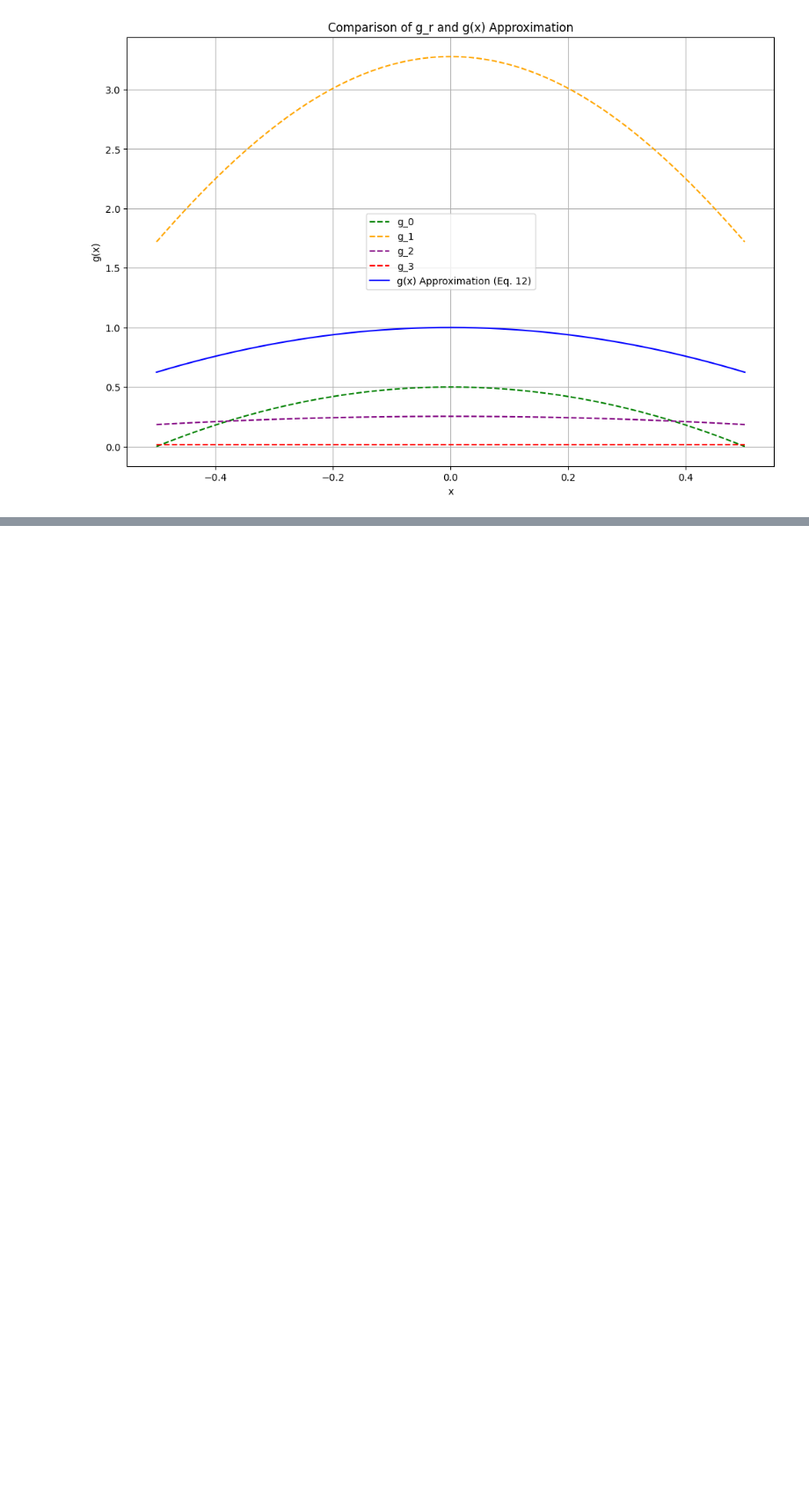
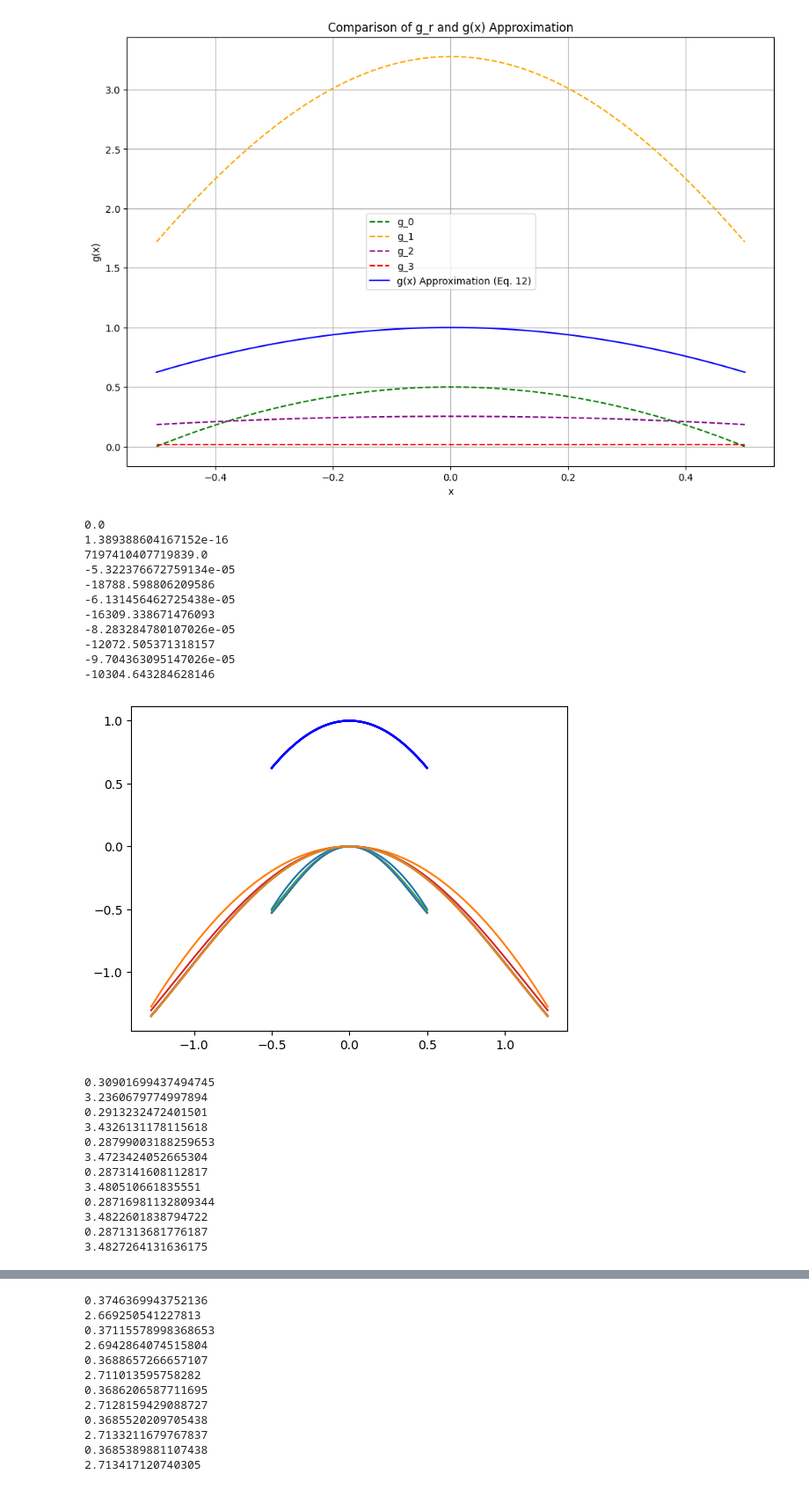
Before and after one commit to quantifying-chaos/logistic_bifurcation, a Jupyter notebook: logan g approximatiom.ipynb, the cells around one changed output, grey strips where cells are left out. Shown: that part at 88% size. Saved outputs shown, nothing was run; the diff lists cells and outputs as text; code cells hidden in the pictures; blank space fills up the shorter version.

```diff
--- a/logan g approximatiom.ipynb
+++ b/logan g approximatiom.ipynb
@@ -18,10 +18,8 @@ def calculate_A_r(num_terms):
     return A_values
 
 # Calculate A_r values up to a desired number of terms
-num_terms = 20
+num_terms = 10
 A_r_values = calculate_A_r(num_terms)
-
-# Display the results
 for r, A_r in enumerate(A_r_values):
     print(f"A_{r} = {A_r}")
 # %% [output]
@@ -179,3 +166,64 @@ $\displaystyle A_{2} \alpha \left(0.0625 A_{2}^{2} - \frac{0.5 A_{2}^{2} x^{2}}{
 $\displaystyle A_{3} \alpha^{2} \left(\frac{A_{3}^{6} \left(- \frac{A_{3}^{2} \left(0.25 - \frac{x^{2}}{\alpha^{4}}\right)^{2}}{\alpha^{4}} + 0.25\right)^{4}}{\alpha^{4}} - \frac{0.5 A_{3}^{4} \left(- \frac{A_{3}^{2} \left(0.25 - \frac{x^{2}}{\alpha^{4}}\right)^{2}}{\alpha^{4}} + 0.25\right)^{2}}{\alpha^{2}} + 0.0625 A_{3}^{2} - 0.25\right)$
 $\displaystyle - A_{4} \alpha^{3} \left(\frac{A_{4}^{6} \left(- \frac{A_{4}^{2} \left(- \frac{A_{4}^{2} \left(- \frac{A_{4}^{2} \left(0.25 - \frac{x^{2}}{\alpha^{6}}\right)^{2}}{\alpha^{6}} + 0.25\right)^{2}}{\alpha^{4}} + 0.25\right)^{2}}{\alpha^{4}} + 0.25\right)^{4}}{\alpha^{4}} - \frac{0.5 A_{4}^{4} \left(- \frac{A_{4}^{2} \left(- \frac{A_{4}^{2} \left(- \frac{A_{4}^{2} \left(0.25 - \frac{x^{2}}{\alpha^{6}}\right)^{2}}{\alpha^{6}} + 0.25\right)^{2}}{\alpha^{4}} + 0.25\right)^{2}}{\alpha^{4}} + 0.25\right)^{2}}{\alpha^{2}} + 0.0625 A_{4}^{2} - 0.25\right)$
 [figure]
+# %%
+def F(a,x):
+    return a*(1/4-x*x)-1/2
+
+
+def Fit(a,x,n):
+    if n == 1 :
+        return F(a,x)
+    else:
+        return Fit(a, F(a,x), n-1)
+
+def gr(a,x,r):
+    alpha = 2.5029
+    return (-alpha)**r *Fit(a,x/(-alpha)**r,2**r)
+
+
+a= [2, 3.23606797749979, 3.4985479775008543, 3.554637435512696,
+    3.5666663858959753, 3.569243282100676, 3.569795227423478,
+    3.5699134489582596, 3.5699387708186654, 3.5699441935758296,
+    3.5699453551991143]
+
+
+# Solving for g_k(x) for increasing r
+x = np.linspace(-1/2, 1/2, 500)
+for k in range(0, 6):
+    for i in range(0, 6):
+        plt.plot(x, gr(a[i+k], x, i))
+        plt.plot(x_vals, g_approximation(x_vals), label='g(x) Approximation (Eq. 12)', color='blue')
+        print(gr(a[i+k], 0, i))
+        if gr(a[i+k], 0, i)!= 0:
+            print(1/gr(a[i+k], 0, i))
+        plt.plot(x*2.5526112504329235,2.5526112504329235*gr(a[i+k], x, i) )
+    plt.show()
+
+#plt.plot(x, g_approximation(x))
+plt.show()
+# %% [output]
+0.0
+1.389388604167152e-16
+7197410407719839.0
+-5.322376672759134e-05
+-18788.598806209586
+-6.131456462725438e-05
+-16309.338671476093
+-8.283284780107026e-05
+-12072.505371318157
+-9.704363095147026e-05
+-10304.643284628146
+[figure, added]
+0.30901699437494745
+3.2360679774997894
+0.2913232472401501
+3.4326131178115618
+0.28799003188259653
+3.4723424052665304
+0.2873141608112817
+3.480510661835551
+0.28716981132809344
+3.4822601838794722
+0.2871313681776187
+3.4827264131636175
@@ -181,0 +231,12 @@ $\displaystyle - A_{4} \alpha^{3} \left(\frac{A_{4}^{6} \left(- \frac{A_{4}^{2}
+0.3746369943752136
+2.669250541227813
+0.37115578998368653
+2.6942864074515804
+0.3688657266657107
+2.711013595758282
+0.3686206587711695
+2.7128159429088727
+0.3685520209705438
+2.7133211679767837
+0.3685389881107438
+2.713417120740305
```
Also changed, not shown: parts of 6 cells of this notebook.
